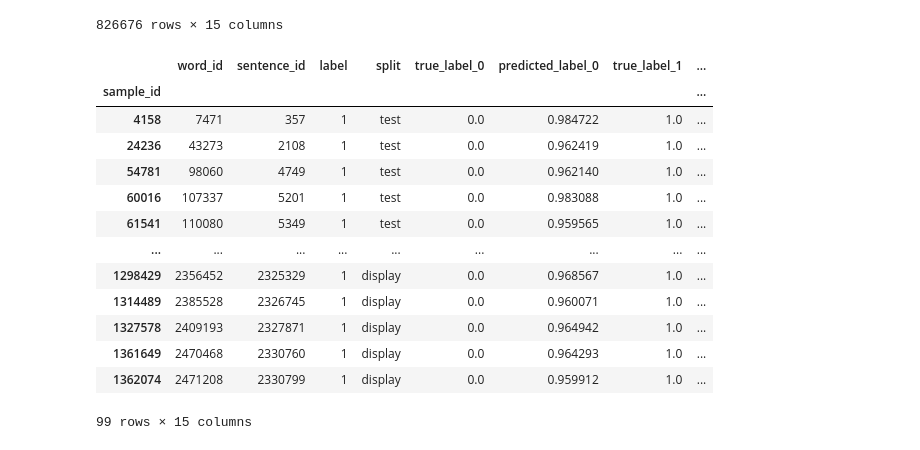
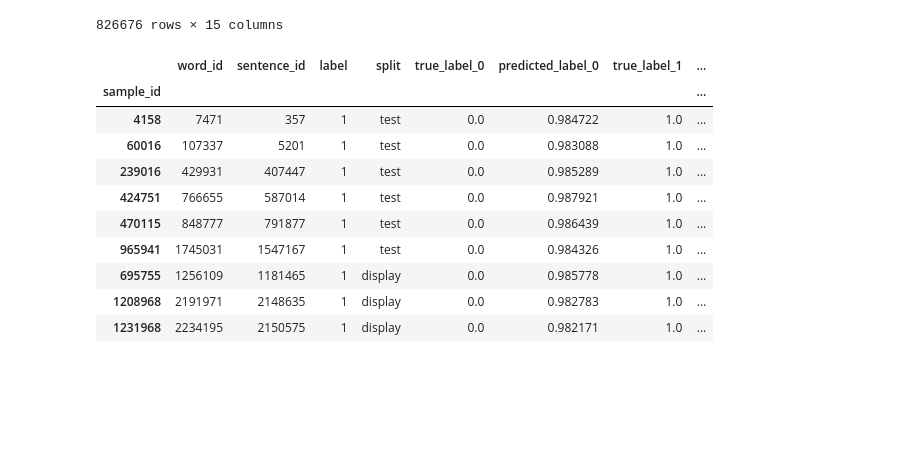
Before and after one commit to okulovsky/grammar_ru, a Jupyter notebook: research/grammatical_gender/training/gg_training.ipynb, the cells around one changed output. Drawn from its saved outputs; the diff is of its cells as text; code cells hidden in the pictures; blank space fills up the shorter version.

```diff
--- a/research/grammatical_gender/training/gg_training.ipynb
+++ b/research/grammatical_gender/training/gg_training.ipynb
@@ -677,25 +664,22 @@ result_df
 # %%
 male_inst_female = result_df[(result_df.true_label == 1) & (
     result_df.pred_label == 0)]
 thrsh = male_inst_female.predicted_label_0.sort_values(
-    ascending=False).head(100).min()
+    ascending=False).head(10).min()
 worst_mistakes_scores = male_inst_female[male_inst_female.predicted_label_0 > thrsh]
 worst_mistakes_scores
 # %% [output]
 |  | word_id | sentence_id | label | split | true_label_0 | predicted_label_0 | true_label_1 | ... |
 | sample_id |  |  |  |  |  |  |  | ... |
 | 4158 | 7471 | 357 | 1 | test | 0.0 | 0.984722 | 1.0 | ... |
-| 24236 | 43273 | 2108 | 1 | test | 0.0 | 0.962419 | 1.0 | ... |
-| 54781 | 98060 | 4749 | 1 | test | 0.0 | 0.962140 | 1.0 | ... |
 | 60016 | 107337 | 5201 | 1 | test | 0.0 | 0.983088 | 1.0 | ... |
-| 61541 | 110080 | 5349 | 1 | test | 0.0 | 0.959565 | 1.0 | ... |
-| ... | ... | ... | ... | ... | ... | ... | ... | ... |
-| 1298429 | 2356452 | 2325329 | 1 | display | 0.0 | 0.968567 | 1.0 | ... |
-| 1314489 | 2385528 | 2326745 | 1 | display | 0.0 | 0.960071 | 1.0 | ... |
-| 1327578 | 2409193 | 2327871 | 1 | display | 0.0 | 0.964942 | 1.0 | ... |
-| 1361649 | 2470468 | 2330760 | 1 | display | 0.0 | 0.964293 | 1.0 | ... |
-| 1362074 | 2471208 | 2330799 | 1 | display | 0.0 | 0.959912 | 1.0 | ... |
+| 239016 | 429931 | 407447 | 1 | test | 0.0 | 0.985289 | 1.0 | ... |
+| 424751 | 766655 | 587014 | 1 | test | 0.0 | 0.987921 | 1.0 | ... |
+| 470115 | 848777 | 791877 | 1 | test | 0.0 | 0.986439 | 1.0 | ... |
+| 965941 | 1745031 | 1547167 | 1 | test | 0.0 | 0.984326 | 1.0 | ... |
+| 695755 | 1256109 | 1181465 | 1 | display | 0.0 | 0.985778 | 1.0 | ... |
+| 1208968 | 2191971 | 2148635 | 1 | display | 0.0 | 0.982783 | 1.0 | ... |
+| 1231968 | 2234195 | 2150575 | 1 | display | 0.0 | 0.982171 | 1.0 | ... |
-99 rows × 15 columns
 # %%
 worst_words = (src[src.word_id.isin(worst_mistakes_scores.word_id)]
                [['word_id', 'sentence_id', 'word']])
```
Also changed, not shown: parts of 23 cells of this notebook.
